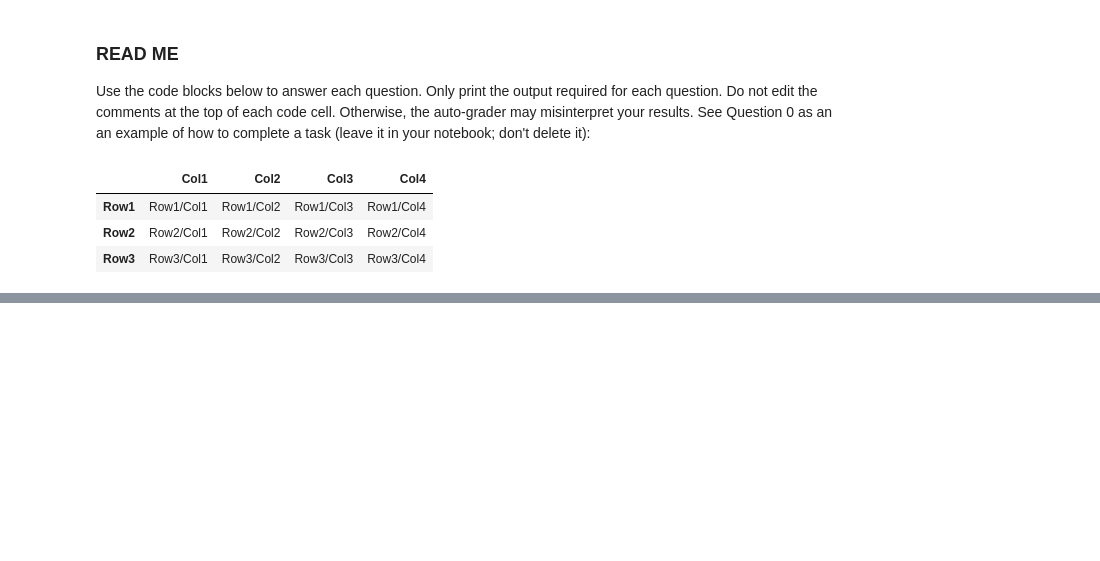
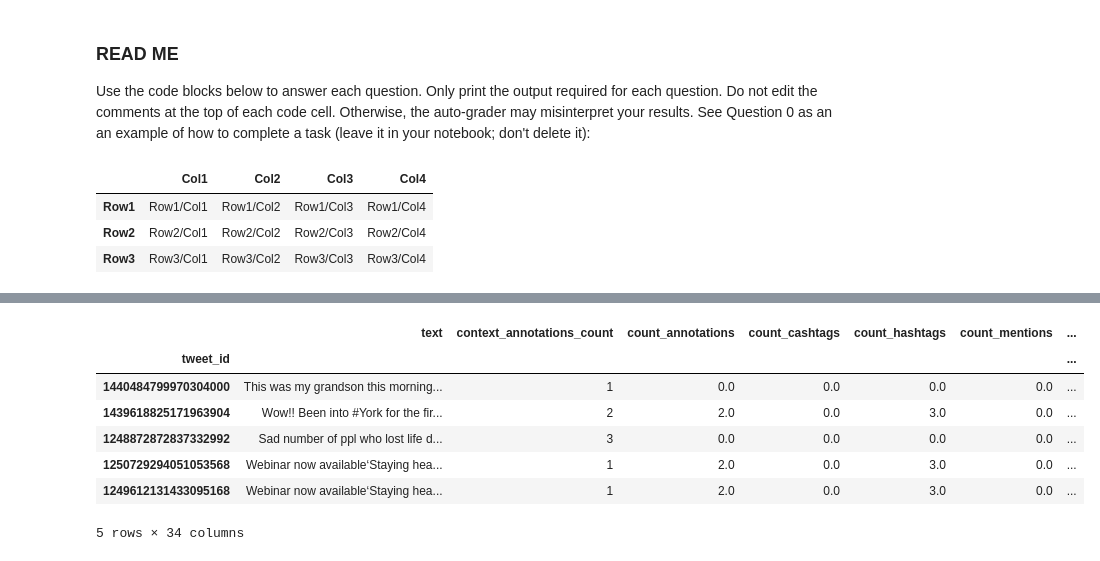
Before and after one commit to idayley/IS455, a Jupyter notebook: 1 Checkpoints/8 MLR/Checkpoint_MLR.ipynb, the cells around one changed output, grey strips where cells are left out. Saved outputs shown, nothing was run; the diff lists cells and outputs as text; code cells hidden in the pictures; blank space fills up the shorter version.

```diff
--- a/1 Checkpoints/8 MLR/Checkpoint_MLR.ipynb
+++ b/1 Checkpoints/8 MLR/Checkpoint_MLR.ipynb
@@ -210,0 +147,27 @@ KeyError: 'created_at_tweet'
+# %%
+# Question 6: We need to improve the model fit so that our predictions will
+# be more accurate. Let's begin by incorporating the two date columns from
+# the original dataset. Convert the features 'created_at_tweet' and
+# 'created_at_author' to an integer representing the number of days since
+# those dates until January 1st, 2022. Do not put these values into new
+# columns. Replace the existing dates with those values. HINT: you will find
+# many examples online of how to do this. But I used the strptime() method
+# of the datetime package to cast "2022-1-1" into a date, subtract the column
+# value from that date, and then return the result in days (.dt.days). Print
+# the first five records of this new dataset.
+
+import datetime
+
+d1 = datetime.datetime.strptime('2022-1-1', '%Y-%m-%d')
+df['created_at_tweet'] = (d1 - pd.to_datetime(df['created_at_tweet']).dt.tz_localize(None)).dt.days
+df['created_at_author'] = (d1 - pd.to_datetime(df['created_at_author']).dt.tz_localize(None)).dt.days
+df.head()
+# %% [output]
+|  | text | context_annotations_count | count_annotations | count_cashtags | count_hashtags | count_mentions | ... |
+| tweet_id |  |  |  |  |  |  | ... |
+| 1440484799970304000 | This was my grandson this morning... | 1 | 0.0 | 0.0 | 0.0 | 0.0 | ... |
+| 1439618825171963904 | Wow!! Been into #York for the fir... | 2 | 2.0 | 0.0 | 3.0 | 0.0 | ... |
+| 1248872872837332992 | Sad number of ppl who lost life d... | 3 | 0.0 | 0.0 | 0.0 | 0.0 | ... |
+| 1250729294051053568 | Webinar now available‘Staying hea... | 1 | 2.0 | 0.0 | 3.0 | 0.0 | ... |
+| 1249612131433095168 | Webinar now available‘Staying hea... | 1 | 2.0 | 0.0 | 3.0 | 0.0 | ... |
+5 rows × 34 columns
```
Also changed, not shown: parts of 36 cells of this notebook.
